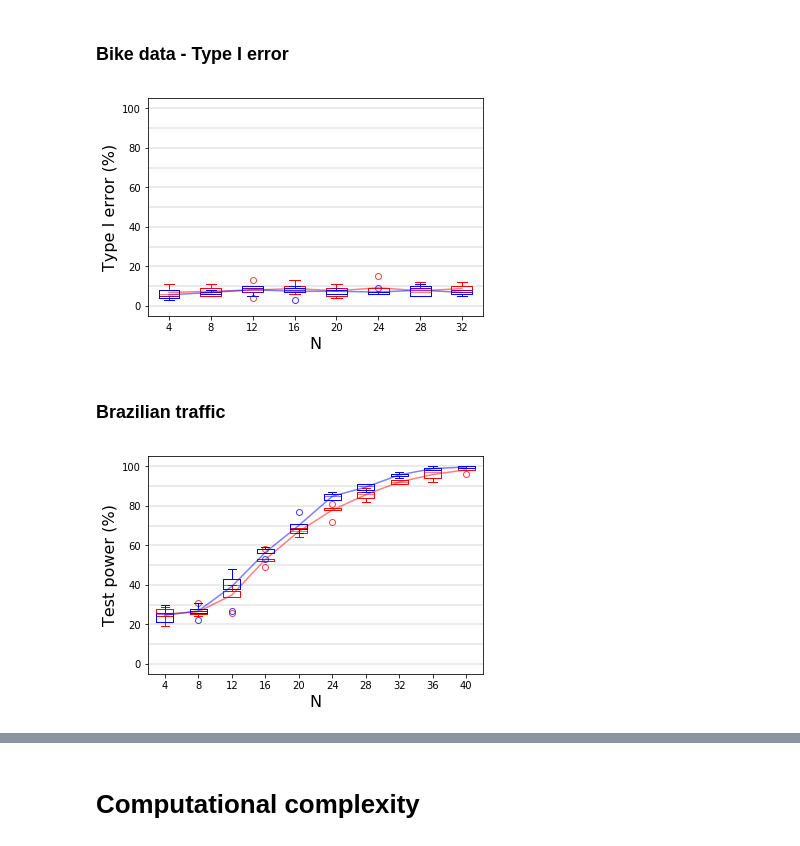
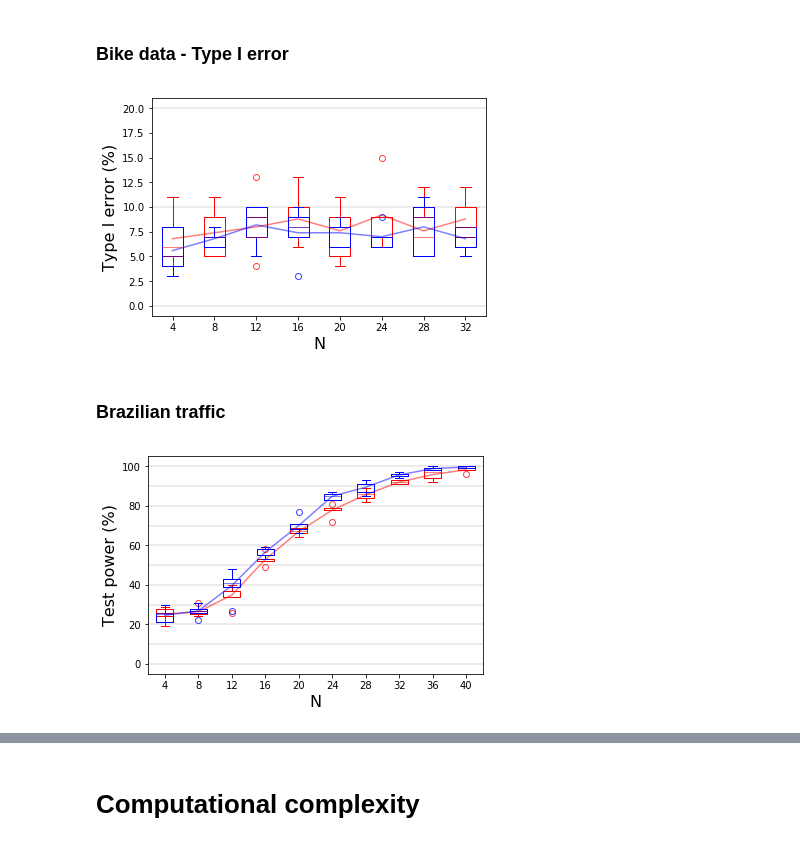
Before and after one commit to PatricBonnier/Kernelized-Cumulants, a Jupyter notebook: Experiments-clean.ipynb, the cells around one changed output, grey strips where cells are left out. Cells and saved outputs as stored; diff of their text form; code cells hidden in the pictures.

```diff
--- a/Experiments-clean.ipynb
+++ b/Experiments-clean.ipynb
@@ -88,15 +88,15 @@ figBikes = u.plotRes(dataKME, dataKVE, Nrange)
 ### Bike data - Type I error
 # %%
 X,Y    = readBikeDate()
-dg     = lambda N : u.dataGen(N,X,X, std=False, toBox=True)
+dg     = lambda N : u.dataGen(N,X,X)
 Nrange = range(4, 36, 4)
 
 np.random.seed(0)
 dataKME, dataKVE = u.sampleRangeExperiment(dg, Nrange, **u.TWOSAMPLEKWARGS)
 
-figBikesTypeI = u.plotRes(dataKME, dataKVE, Nrange, ylabel = 'Type I error (%)')
+figBikesTypeI = u.plotRes(dataKME, dataKVE, Nrange, ylabel = 'Type I error (%)', maxLines = 30)
 # %% [output]
-[figure, old version]
+[figure, new version]
 # %% [markdown]
 ### Brazilian traffic
 # %%
@@ -112,4 +112,4 @@ dataHSIC, dataCSIC = u.sampleRangeExperiment(dg, Nrange, **u.INDEPKWARGS)
 
 figTraffic = u.plotRes(dataHSIC, dataCSIC, Nrange)
 # %% [output]
-[figure, old version]
+[figure, new version]
```
Also changed, not shown: parts of 4 cells of this notebook, 1 other file.
